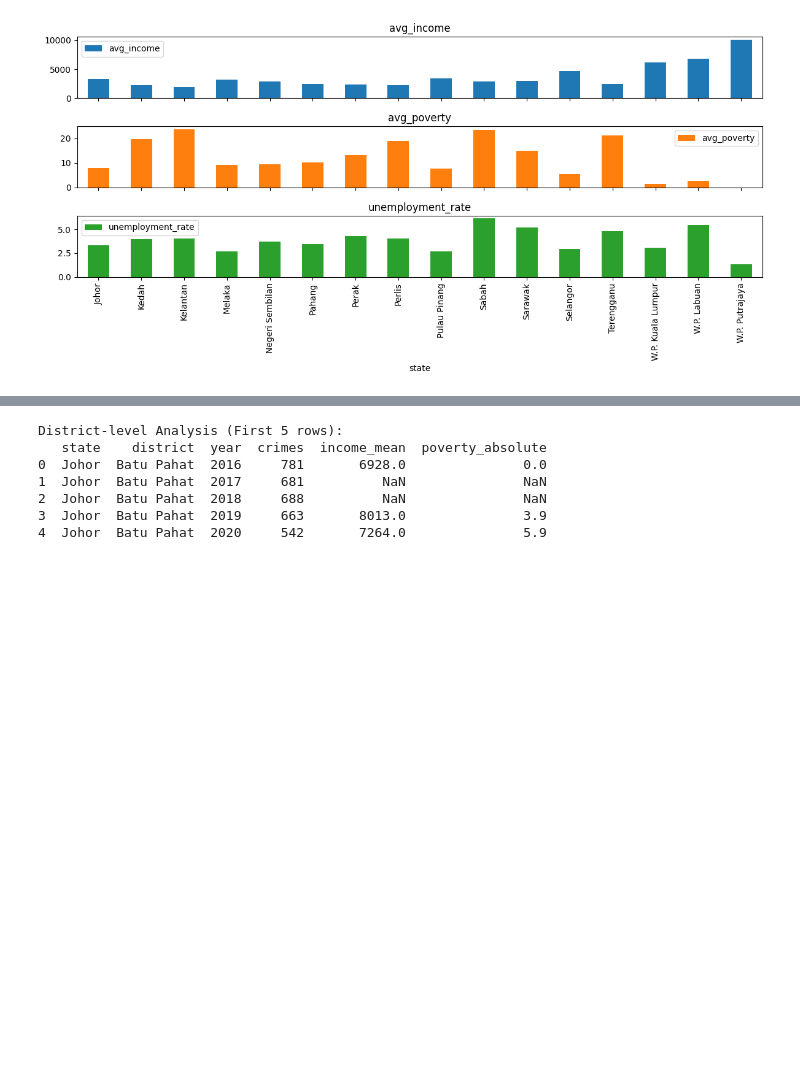
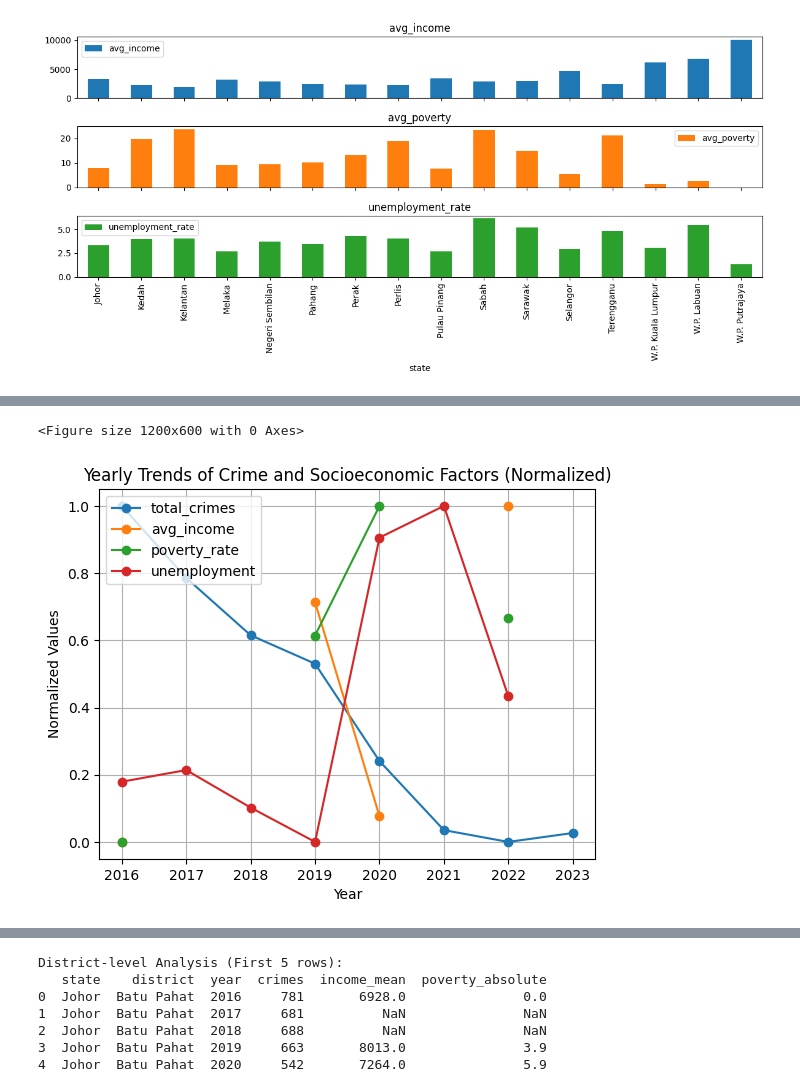
Before and after one commit to izzhamburhan/Crime-and-Socioeconomy---MY, a Jupyter notebook: notebooks/003_income_state.ipynb, the cells around one changed output, grey strips where cells are left out. Cells and saved outputs as stored; diff of their text form; code cells hidden in the pictures; blank space fills up the shorter version.

```diff
--- a/notebooks/003_income_state.ipynb
+++ b/notebooks/003_income_state.ipynb
@@ -201,0 +152,27 @@ year
+# %%
+
+# 4. Time Trends Analysis
+yearly_metrics = pd.DataFrame()
+yearly_metrics['total_crimes'] = crime_df.groupby('year')['crimes'].sum()
+yearly_metrics['avg_income'] = income_df.groupby('year')['income_mean'].mean()
+yearly_metrics['poverty_rate'] = poverty_df.groupby('year')['poverty_absolute'].mean()
+yearly_metrics['unemployment'] = labor_df.groupby('year')['u_rate'].mean()
+
+# Normalize data for comparison
+normalized_metrics = yearly_metrics.copy()
+for column in normalized_metrics.columns:
+    normalized_metrics[column] = (normalized_metrics[column] - normalized_metrics[column].min()) / \
+                               (normalized_metrics[column].max() - normalized_metrics[column].min())
+
+plt.figure(figsize=(12, 6))
+normalized_metrics.plot(marker='o')
+plt.title('Yearly Trends of Crime and Socioeconomic Factors (Normalized)')
+plt.xlabel('Year')
+plt.ylabel('Normalized Values')
+plt.grid(True)
+plt.savefig('../results/yearly_trends.png')
+plt.show()
+plt.close()
+# %% [output]
+<Figure size 1200x600 with 0 Axes>
+[figure, added]
```
Also changed, not shown: parts of 7 cells of this notebook, 7 other files.
